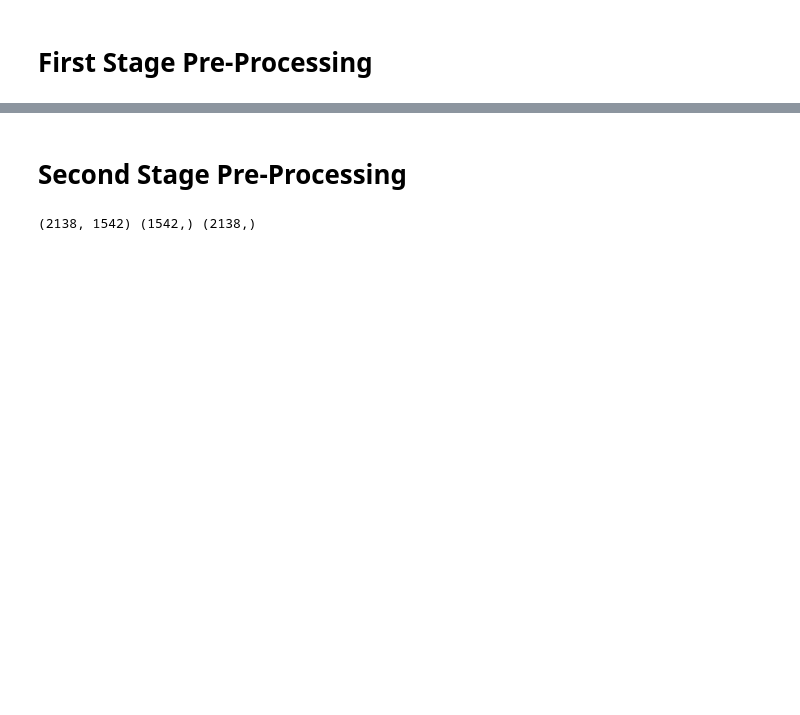
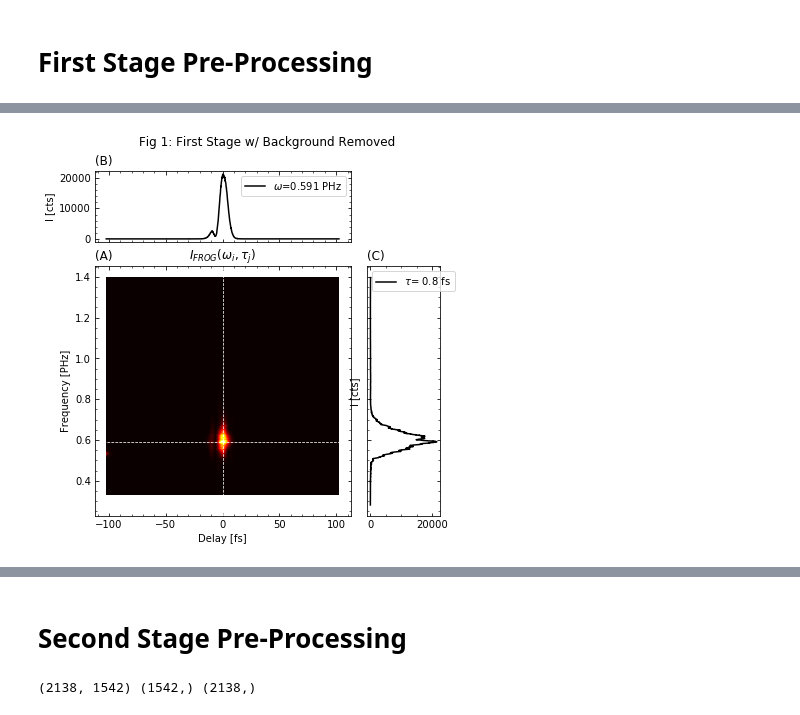
Before and after one commit to ChowdhuryGroup/FROG, a Jupyter notebook: processing4show.ipynb, the cells around one changed output, grey strips where cells are left out. Saved outputs shown, nothing was run; the diff lists cells and outputs as text; code cells hidden in the pictures; blank space fills up the shorter version.

```diff
--- a/processing4show.ipynb
+++ b/processing4show.ipynb
@@ -109,0 +121,6 @@ tst.rough_plot(t1,d1,f1,title='Raw 1st Stage')
+# %%
+# weird point removal
+if (trc1[492,157]>1000):
+    print('mischief managed')
+    trc1[492,157] = 40 # rand num i picked
+assert(trace.dtype==np.ushort)
@@ -109,0 +129,5 @@ tst.rough_plot(t1,d1,f1,title='Raw 1st Stage')
+# %%
+N = 128
+(dt,df,M,dmax,fmax) = tst.sr_FWHM(trc1,d1,f1,N,diag=True)
+print(dt*N/2*s2fs)
+print(df*N/2*h2th)
@@ -109,0 +143,4 @@ tst.rough_plot(t1,d1,f1,title='Raw 1st Stage')
+# %%
+tst.nice_plot(trc1,d1,dmax,f1,fmax,fname='./first_stage_output/s1_bkg-rem_raw-size.png',title='First Stage w/ Background Removed')
+# %% [output]
+[figure, added]
```
Also changed, not shown: parts of 28 cells of this notebook, 7 other files.
